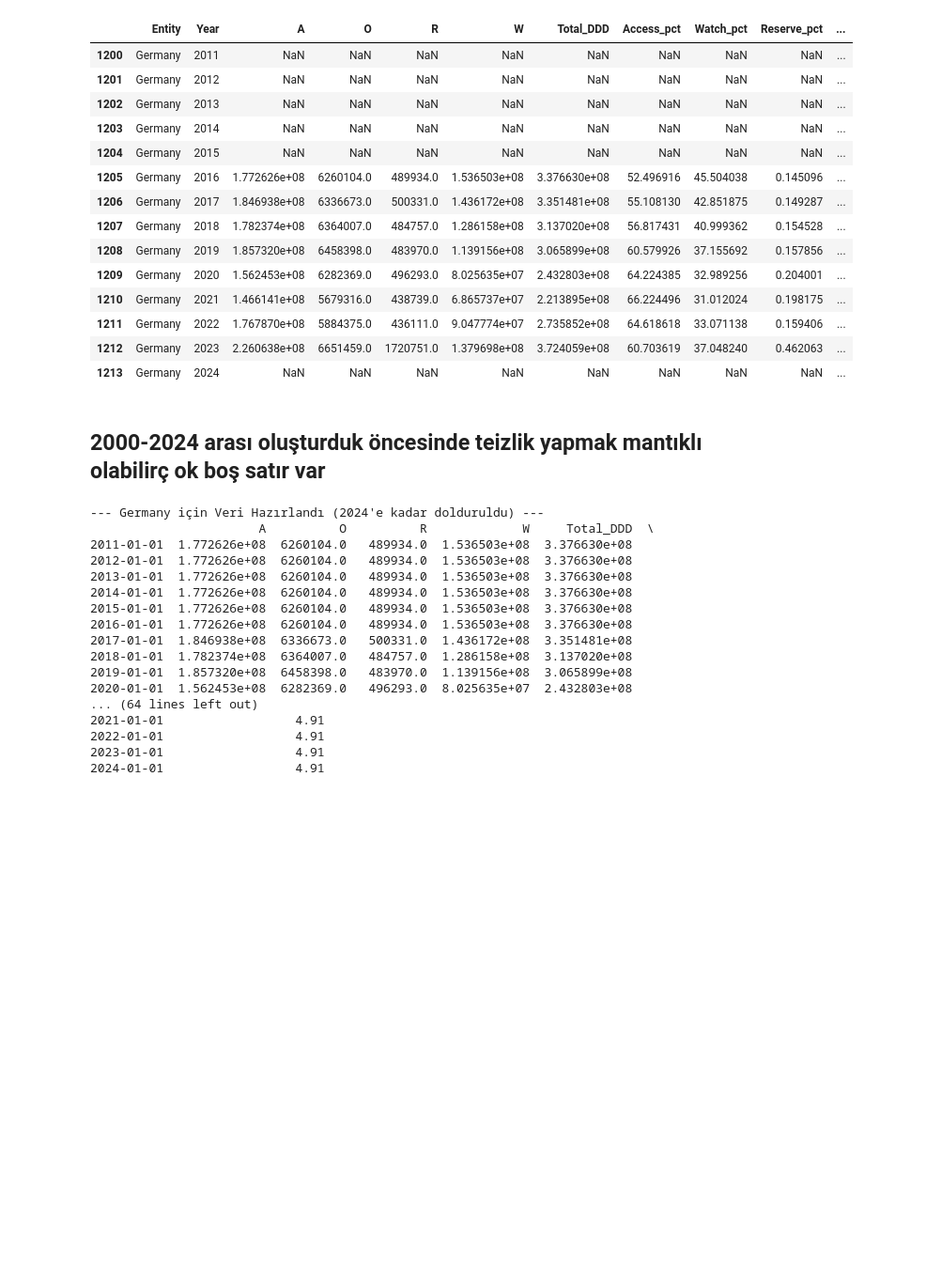
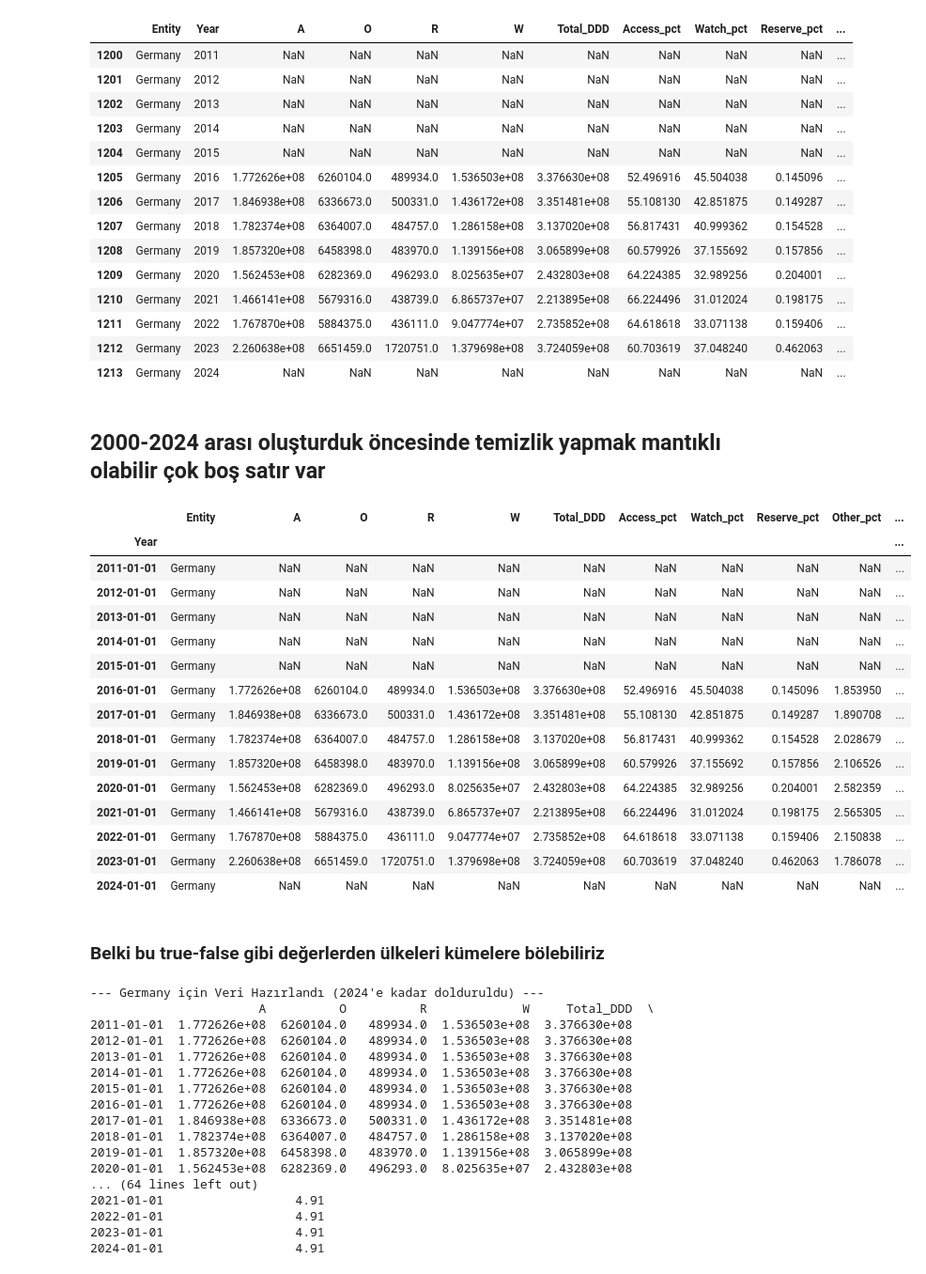
Before and after one commit to hasanaliozdemir/ARM-Data, a Jupyter notebook: model.ipynb, the cells around one changed output. Shown: that part at 94% size. Cells and saved outputs as stored; diff of their text form; code cells hidden in the pictures; blank space fills up the shorter version.

```diff
--- a/model.ipynb
+++ b/model.ipynb
@@ -32,4 +36,4 @@ df_country
 | 1212 | Germany | 2023 | 2.260638e+08 | 6651459.0 | 1720751.0 | 1.379698e+08 | 3.724059e+08 | 60.703619 | 37.048240 | 0.462063 | ... |
 | 1213 | Germany | 2024 | NaN | NaN | NaN | NaN | NaN | NaN | NaN | NaN | ... |
 # %% [markdown]
-## 2000-2024 arası oluşturduk öncesinde teizlik yapmak mantıklı olabilirç ok boş satır var
+## 2000-2024 arası oluşturduk öncesinde temizlik yapmak mantıklı olabilir çok boş satır var
@@ -36 +49,22 @@ df_country
+# %%
+df_country
+# %% [output]
+|  | Entity | A | O | R | W | Total_DDD | Access_pct | Watch_pct | Reserve_pct | Other_pct | ... |
+| Year |  |  |  |  |  |  |  |  |  |  | ... |
+| 2011-01-01 | Germany | NaN | NaN | NaN | NaN | NaN | NaN | NaN | NaN | NaN | ... |
+| 2012-01-01 | Germany | NaN | NaN | NaN | NaN | NaN | NaN | NaN | NaN | NaN | ... |
+| 2013-01-01 | Germany | NaN | NaN | NaN | NaN | NaN | NaN | NaN | NaN | NaN | ... |
+| 2014-01-01 | Germany | NaN | NaN | NaN | NaN | NaN | NaN | NaN | NaN | NaN | ... |
+| 2015-01-01 | Germany | NaN | NaN | NaN | NaN | NaN | NaN | NaN | NaN | NaN | ... |
+| 2016-01-01 | Germany | 1.772626e+08 | 6260104.0 | 489934.0 | 1.536503e+08 | 3.376630e+08 | 52.496916 | 45.504038 | 0.145096 | 1.853950 | ... |
+| 2017-01-01 | Germany | 1.846938e+08 | 6336673.0 | 500331.0 | 1.436172e+08 | 3.351481e+08 | 55.108130 | 42.851875 | 0.149287 | 1.890708 | ... |
+| 2018-01-01 | Germany | 1.782374e+08 | 6364007.0 | 484757.0 | 1.286158e+08 | 3.137020e+08 | 56.817431 | 40.999362 | 0.154528 | 2.028679 | ... |
+| 2019-01-01 | Germany | 1.857320e+08 | 6458398.0 | 483970.0 | 1.139156e+08 | 3.065899e+08 | 60.579926 | 37.155692 | 0.157856 | 2.106526 | ... |
+| 2020-01-01 | Germany | 1.562453e+08 | 6282369.0 | 496293.0 | 8.025635e+07 | 2.432803e+08 | 64.224385 | 32.989256 | 0.204001 | 2.582359 | ... |
+| 2021-01-01 | Germany | 1.466141e+08 | 5679316.0 | 438739.0 | 6.865737e+07 | 2.213895e+08 | 66.224496 | 31.012024 | 0.198175 | 2.565305 | ... |
+| 2022-01-01 | Germany | 1.767870e+08 | 5884375.0 | 436111.0 | 9.047774e+07 | 2.735852e+08 | 64.618618 | 33.071138 | 0.159406 | 2.150838 | ... |
+| 2023-01-01 | Germany | 2.260638e+08 | 6651459.0 | 1720751.0 | 1.379698e+08 | 3.724059e+08 | 60.703619 | 37.048240 | 0.462063 | 1.786078 | ... |
+| 2024-01-01 | Germany | NaN | NaN | NaN | NaN | NaN | NaN | NaN | NaN | NaN | ... |
+# %% [markdown]
+### Belki bu true-false gibi değerlerden ülkeleri kümelere bölebiliriz
 # %%
```
Also changed, not shown: parts of 7 cells of this notebook.
